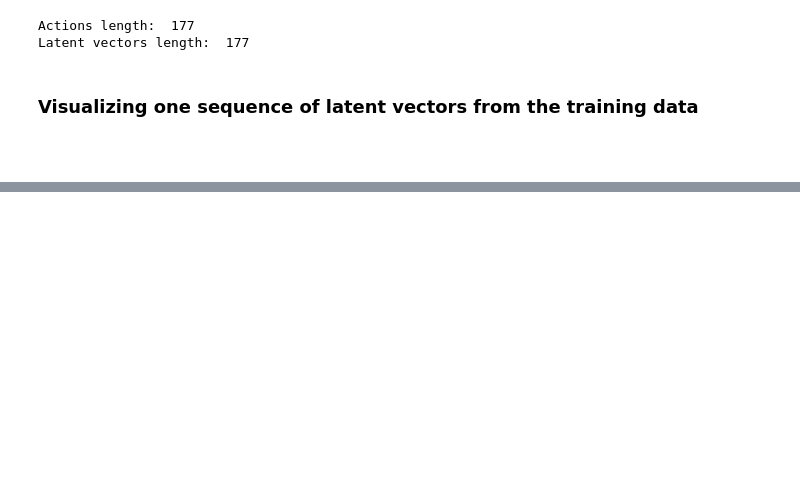
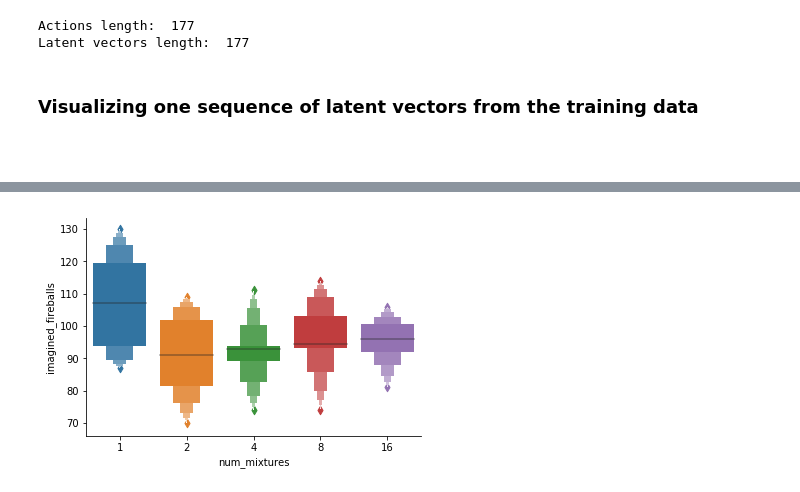
Before and after one commit to kaiolae/WorldModelsExperiments, a Jupyter notebook: doomrnn/Test Trained RNN.ipynb, the cells around one changed output, grey strips where cells are left out. Cells and saved outputs as stored; diff of their text form; code cells hidden in the pictures; blank space fills up the shorter version.

Commit message:
Extended the analysis options for creativity, stability

```diff
--- a/doomrnn/Test Trained RNN.ipynb
+++ b/doomrnn/Test Trained RNN.ipynb
@@ -173,2 +199,7 @@ print("m16:", sum(m16)/float(len(m16)))
+# %%
+for num_mixtures in fireballs_dreamed.keys():
+    fireball_dreams = fireballs_dreamed[num_mixtures]
+    print("avg fireballs for ", num_mixtures, ": ", sum(fireball_dreams)/float(len(fireball_dreams)))
+    monster_dreams = monsters_dreamed[num_mixtures]
 # %%
 print(fb1)
@@ -243,0 +206,34 @@ for i in range(NUM_STATISTICAL_TESTS):
+# %%
+#Testing differences between real and predicted images. Rather than dreaming up many steps ahead, we here
+#Dream 1 step ahead, and compare to what actually happened. Tests stability of the prediction.
+errors = [] #With 1 entry for each model, showing its parameters and results
+initial_z = single_latent_sequence[0]
+
+NUM_STATISTICAL_TESTS = 1
+from test_creativity_stability import count_differences_between_reality_and_prediction
+
+print(single_latent_sequence.shape)
+#TODO Is this short sequence hiding differences? Making a fake long sequence by concatenating.
+extended_latent_sequence = []
+for i in range(10):
+    for latent in single_latent_sequence:
+        extended_latent_sequence.append(latent)
+extended_latent_sequence = np.array(extended_latent_sequence)
+#padded_action_sequence = np.append(single_action_sequence, 0)
+extended_actions = np.repeat(single_action_sequence, 10)
+
+print(extended_actions.shape)
+print(extended_latent_sequence.shape)
+
+for i in range(NUM_STATISTICAL_TESTS):
+    for num_mixtures, rnn_model_list in rnn_analyzers.items():
+        for rnn_model in rnn_model_list:
+            print("Analyzing ", rnn_model)
+            rnn_model._reset(initial_z)
+            e = count_differences_between_reality_and_prediction(rnn_model.vae, rnn_model, extended_latent_sequence, extended_actions)
+            e['num_mixtures'] = num_mixtures
+            errors.append(e)
+
+#Turning entries into dataframes, one for each treatment
+error_dataframes = pd.DataFrame(errors)
+print(error_dataframes)
@@ -265,0 +282,5 @@ if16: 3.3
+# %%
+sns.boxenplot(x="num_mixtures", y="imagined_fireballs", data=error_dataframes)
+sns.despine()
+# %% [output]
+[figure, added]
```
Also changed, not shown: parts of 25 cells of this notebook, 5 other files.
